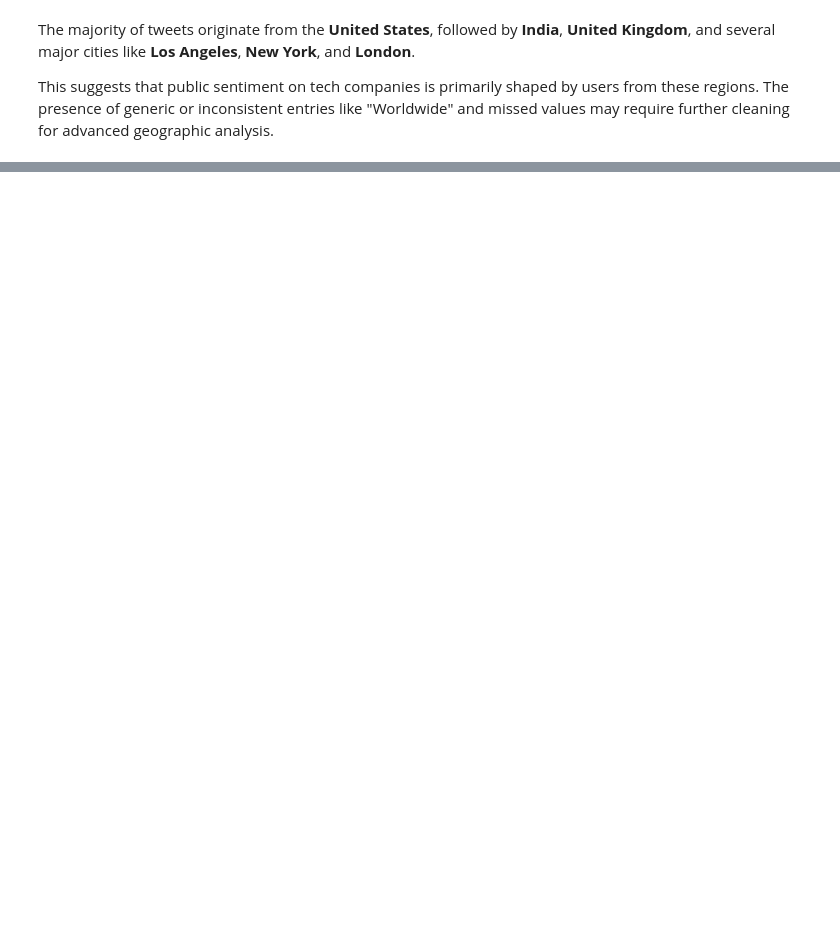
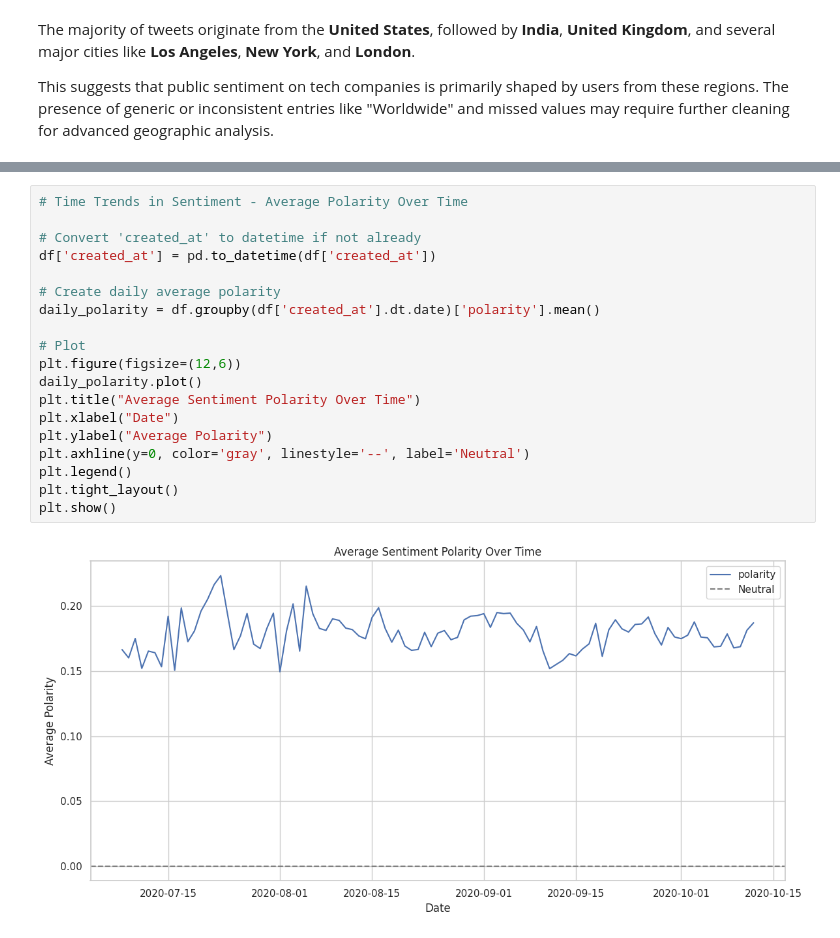
Before and after one commit to mila-klimovich/DI-Bootcamp, a Jupyter notebook: week16/tech_sentiment_analysis.ipynb, the cells around one changed output, grey strips where cells are left out. Drawn from its saved outputs; the diff is of its cells as text; blank space fills up the shorter version.

```diff
--- a/week16/tech_sentiment_analysis.ipynb
+++ b/week16/tech_sentiment_analysis.ipynb
@@ -291,0 +408,21 @@ This suggests that public sentiment on tech companies is primarily shaped by use
+# %%
+# Time Trends in Sentiment - Average Polarity Over Time
+
+# Convert 'created_at' to datetime if not already
+df['created_at'] = pd.to_datetime(df['created_at'])
+
+# Create daily average polarity
+daily_polarity = df.groupby(df['created_at'].dt.date)['polarity'].mean()
+
+# Plot
+plt.figure(figsize=(12,6))
+daily_polarity.plot()
+plt.title("Average Sentiment Polarity Over Time")
+plt.xlabel("Date")
+plt.ylabel("Average Polarity")
+plt.axhline(y=0, color='gray', linestyle='--', label='Neutral')
+plt.legend()
+plt.tight_layout()
+plt.show()
+# %% [output]
+[figure, added]
```
Also changed, not shown: parts of 16 cells of this notebook.
